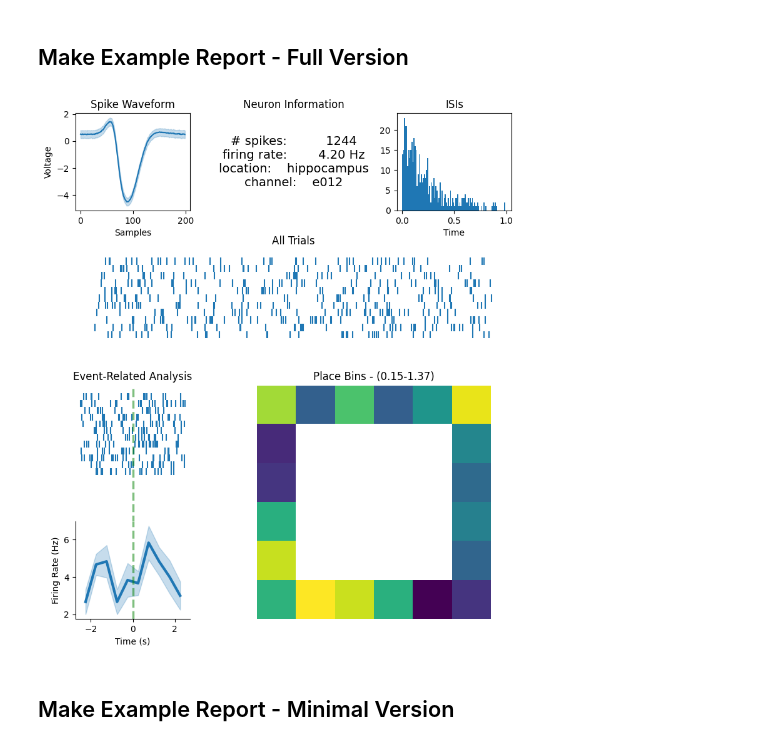
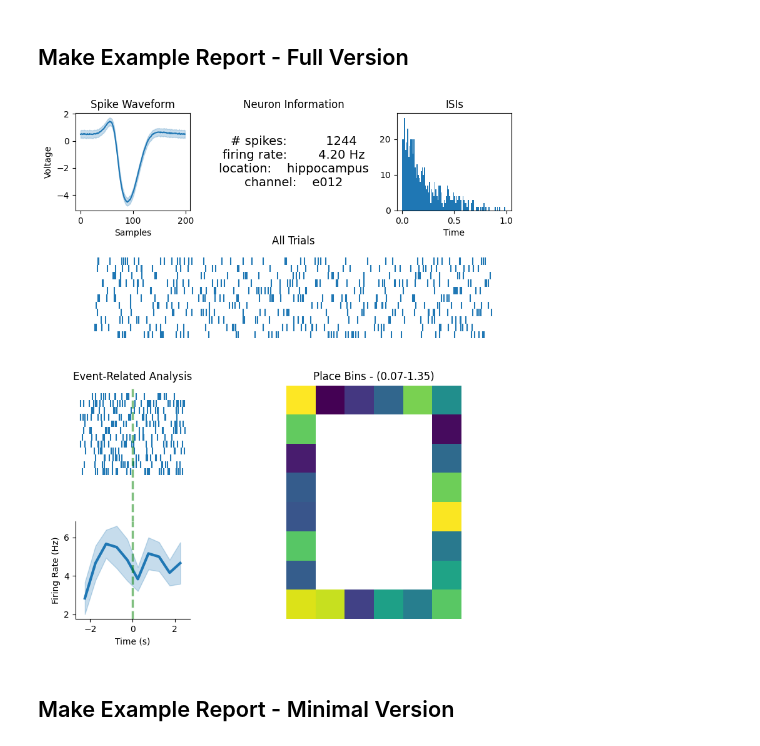
Before and after one commit to HSNPipeline/Paper, a Jupyter notebook: 02-NeuronReport.ipynb, the cells around one changed output. Saved outputs shown, nothing was run; the diff lists cells and outputs as text; code cells hidden in the pictures.

```diff
--- a/02-NeuronReport.ipynb
+++ b/02-NeuronReport.ipynb
@@ -23,3 +26,4 @@ n_seconds = 120
 # %%
 # Set figure save location
 SAVE_FOLDER = 'report/'
+SAVE_FIG = True
@@ -66,14 +72,14 @@ neuron_string = '\n'.join([
 # Define bin settings
 tbin_size = 0.5
 time_range = [-2.5, 2.5]
-bins = [6, 6]
+bins = [8, 6]
 # %%
 # Define place bin definition
 place_bins = np.ones(bins) * np.nan
 place_bins[0, :] = np.random.rand(bins[1])
-place_bins[:, 0] = np.random.rand(bins[1])
+place_bins[:, 0] = np.random.rand(bins[0])
 place_bins[-1, :] = np.random.rand(bins[1])
-place_bins[:, -1] = np.random.rand(bins[1])
+place_bins[:, -1] = np.random.rand(bins[0])
 place_bins = place_bins * 1.5
 # %% [markdown]
 ## Make Example Report - Full Version
@@ -90,35 +96,36 @@ plot_waveform(waveforms, average='mean', shade='std',
 # 01: unit information
 plot_text(neuron_string, title='Neuron Information',
           ax=get_grid_subplot(grid, 0, 1))
 
 # 02: inter-spike intervals
 plot_isis(compute_isis(spikes), bins=100, range=(0, 1.0),
           ax=get_grid_subplot(grid, 0, 2))
 
 # 10: raster across all trials
 plot_rasters(trials, title='All Trials',
              ax=get_grid_subplot(grid, 1, slice(0, 3)))
 
 
 # 20/30: raster and associated binned firing rates of event1
 ax20 = get_grid_subplot(grid, 2, 0)
 ax30 = get_grid_subplot(grid, 3, 0, sharex=ax20)
 plot_raster_and_rates(event1_spikes, tbin_size, time_range,
                       title='Event-Related Analysis', axes=[ax20, ax30])
 
 # # 21/31: raster and associated binned firing rates of event2
 # ax21 = get_grid_subplot(grid, 2, 1)
 # ax31 = get_grid_subplot(grid, 3, 1, sharex=ax21)
 # plot_raster_and_rates(event2_spikes, tbin_size, time_range,
 #                       title='Event #2', axes=[ax21, ax31])
 
 # 22/32: 'place bin' firing
 plot_heatmap(place_bins, title=create_heatmap_title('Place Bins', place_bins),
              ax=get_grid_subplot(grid, slice(2, 4), slice(1, 3)))
 
-save_figure('report_full.pdf', SAVE_FOLDER)
+if SAVE_FIG:
+    save_figure('report_full.pdf', SAVE_FOLDER)
 # %% [output]
-[figure, old version]
+[figure, new version]
 # %% [markdown]
 ## Make Example Report - Minimal Version
 # %%
```
Also changed, not shown: parts of 5 cells of this notebook.
